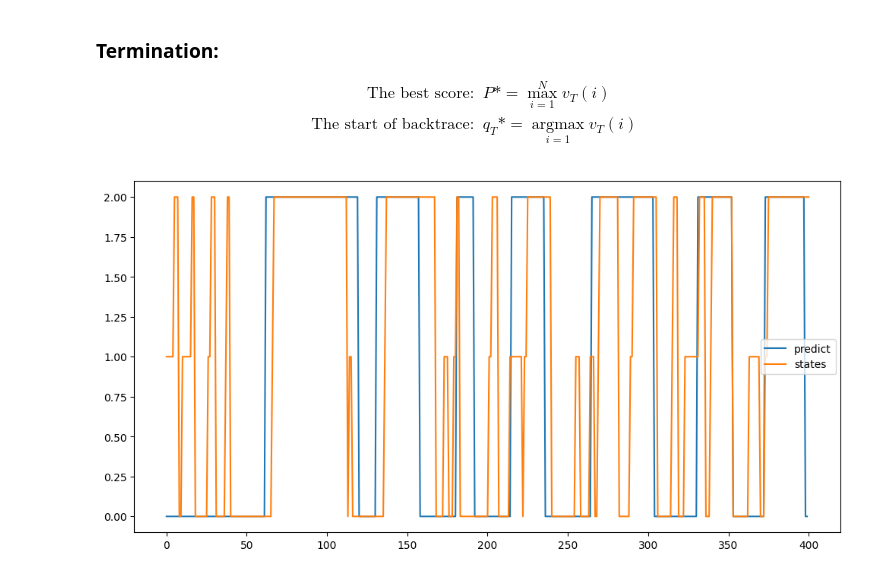
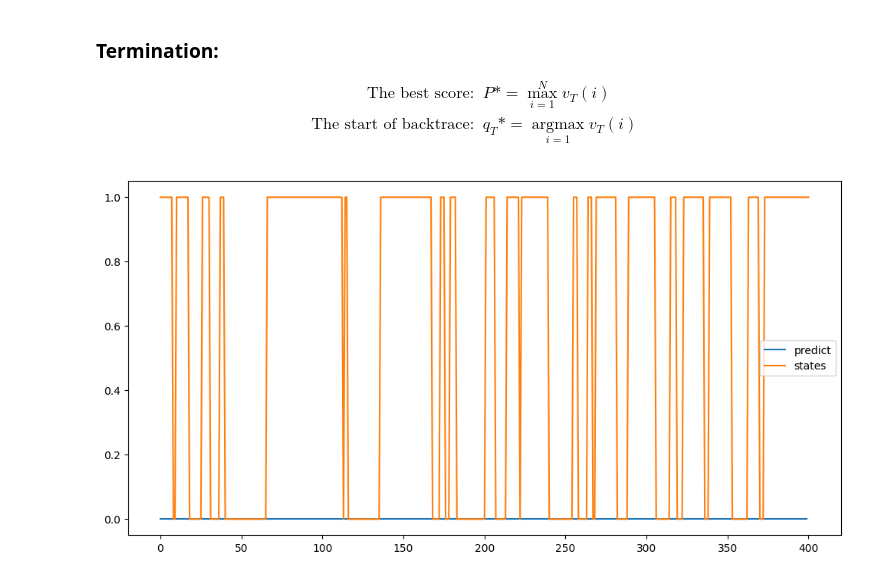
Before and after one commit to lmb2327/HMM, a Jupyter notebook: HMM_in progres.ipynb, the cells around one changed output. Saved outputs shown, nothing was run; the diff lists cells and outputs as text; code cells hidden in the pictures.

```diff
--- a/HMM_in progres.ipynb
+++ b/HMM_in progres.ipynb
@@ -338,7 +348,9 @@ def compute_ahat(xi,N):
 
     for i in range(N):
         for j in range(N):
-            a_hat[i,j] = np.sum(xi[:-1,i,j])/np.sum(xi[:-1,i,:])
+            numerator = np.sum(xi[:-1, i, j])
+            denominator = np.sum(xi[:-1, i, :])
+            a_hat[i, j] = numerator / denominator
 
     return a_hat
 # %% [markdown]
@@ -351,14 +363,16 @@ $$
 $$
 # %%
 #In our case, b is a 3*2 array
-def compute_bhat(N,gamma,observations):
+def compute_bhat(N,gam_hat,observations):
     bhat = np.zeros((N,2))
     tailsid = np.where(observations == 0)[0]
     headsid = np.where(observations == 1)[0]
 
     for j in range(N):
-        bhat[j,0]= np.sum(gamma[j,tailsid])/np.sum(gamma[j,:])
-        bhat[j,1]= np.sum(gamma[j,headsid])/np.sum(gamma[j,:])
+        bhat[j,0]= np.sum(gam_hat[j,tailsid])/np.sum(gam_hat[j,:])
+        bhat[j,1]= np.sum(gam_hat[j,headsid])/np.sum(gam_hat[j,:])
+
+
 
     return bhat
 # %% [markdown]
@@ -376,6 +390,10 @@ b_hat = np.array([[0.6,0.4],
 
 #We will also assume the probability of starting in each state is equal
 pi_hat = np.array([1/3,1/3,1/3])
+# %%
+A_hat = np.array([[0.5,0.5],[0.5,0.5]])
+b_hat = np.array([[0.6,0.4],[0.4,0.6]])
+pi_hat = np.array([0.5,0.5])
 # %% [markdown]
 EM Algorithm:
 # %%
@@ -424,3 +443,3 @@ def EM(N,T,A_hat,b_hat,pi_hat,observations):
 # %%
-EM(N,T,A_hat,b_hat,pi_hat,observations)
+A_hat, b_hat, pi_hat = EM(N,T,A_hat,b_hat,pi_hat,observations)
 # %% [output]
@@ -489,37 +499,41 @@ $$
 \end{aligned}
 $$
 # %%
-viterbi = np.zeros((N,T))
-backpointers = np.zeros((N,T))
+def viterbi(N,T,A_hat,b_hat,pi_hat,observations):
 
-#for the first time step, the maximumi is the highest starting probability * proba of seeing observation 0
-for j in range(N):
-    viterbi[j,0] = pi[j]*b[j,observations[0]]
-    backpointers[j,0] = 0
+    viterbi = np.zeros((N,T))
+    backpointers = np.zeros((N,T))
 
-#Find which one has the highest probability to yield the observation at the next step
-for t in range(1,T-1):
+    #for the first time step, the maximumi is the highest starting probability * proba of seeing observation 0
     for j in range(N):
-        viterbi[j,t] = np.max(viterbi[:,t-1]*A[:,j]*b[j,observations[t]])
-        #find the index (state)
-        backpointers[j,t] = np.where(viterbi[:,t-1]*A[:,j]*b[j,observations[t]] == np.max(viterbi[:,t-1]*A[:,j]*b[j,observations[t]]))[0][0]
+        viterbi[j,0] = pi_hat[j]*b_hat[j,observations[0]]
+        backpointers[j,0] = 0
 
-#The best path prob
-bestpathprob = np.max(viterbi[:,T-1])
+    #Find which one has the highest probability to yield the observation at the next step
+    for t in range(1,T-1):
+        for j in range(N):
+            viterbi[j,t] = np.max(viterbi[:,t-1]*A_hat[:,j]*b_hat[j,observations[t]])
+            #find the index (state)
+            backpointers[j,t] = np.where(viterbi[:,t-1]*A_hat[:,j]*b_hat[j,observations[t]] == np.max(viterbi[:,t-1]*A_hat[:,j]*b_hat[j,observations[t]]))[0][0]
 
-#the final backpointer
-bestbackpointer = np.where(viterbi[:,T-1] == bestpathprob)[0][0]
-bestpath = np.zeros(T)
+    #The best path prob
+    bestpathprob = np.max(viterbi[:,T-1])
 
-#the last of the bestpath is the lastbackpointer
-bestpath[T-1] = bestbackpointer
-for t in range(T-2, -1, -1):
-    bestpath[t] = backpointers[int(bestpath[t+1]), t+1]
+    #the final backpointer
+    bestbackpointer = np.where(viterbi[:,T-1] == bestpathprob)[0][0]
+    bestpath = np.zeros(T)
 
-plt.figure(figsize = (12,6))
-plt.plot(bestpath,label = "predict")
-plt.plot(states, label = "states")
-plt.legend()
-plt.show()
+    #the last of the bestpath is the lastbackpointer
+    bestpath[T-1] = bestbackpointer
+    for t in range(T-2, -1, -1):
+        bestpath[t] = backpointers[int(bestpath[t+1]), t+1]
+
+    plt.figure(figsize = (12,6))
+    plt.plot(bestpath,label = "predict")
+    plt.plot(states, label = "states")
+    plt.legend()
+    plt.show()
+
+viterbi(N,T,A_hat,b_hat,pi_hat,observations)
 # %% [output]
-[figure, old version]
+[figure, new version]
```
Also changed, not shown: parts of 11 cells of this notebook, 1 other file.
